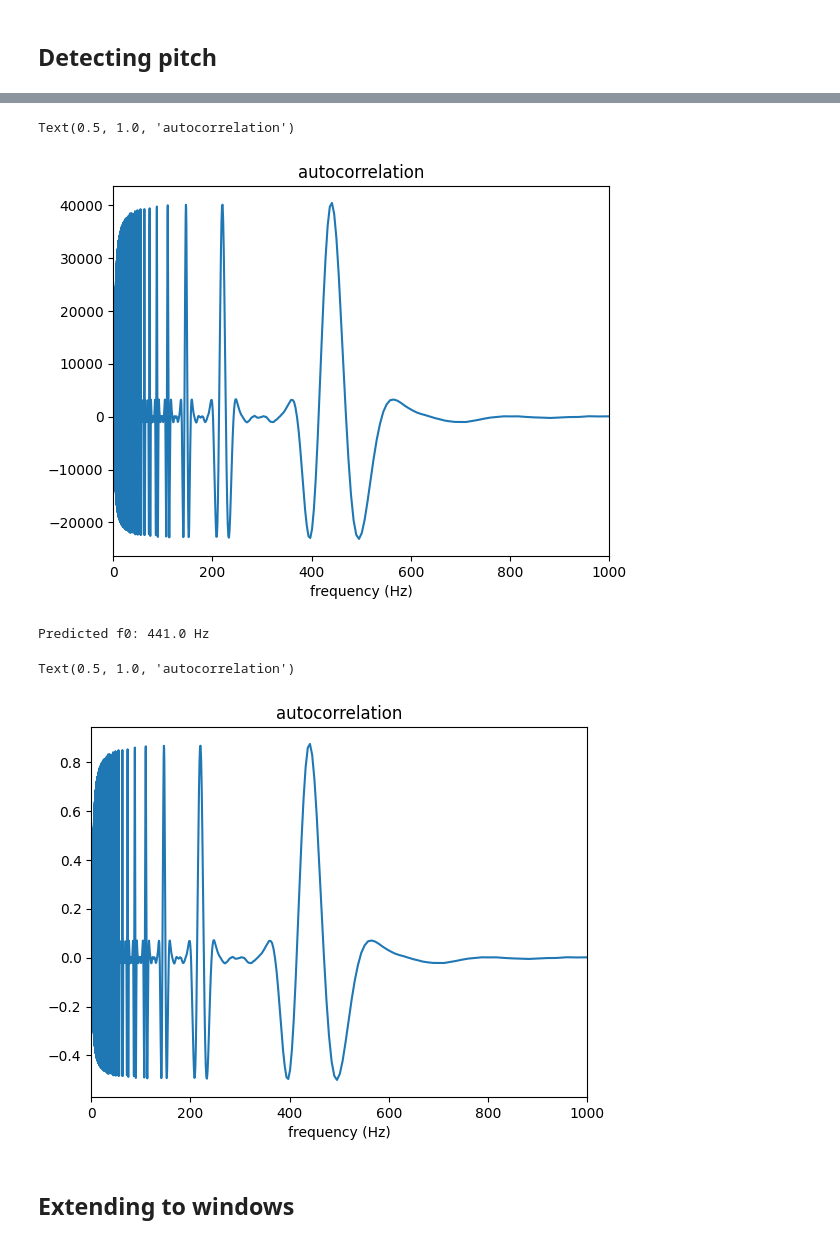
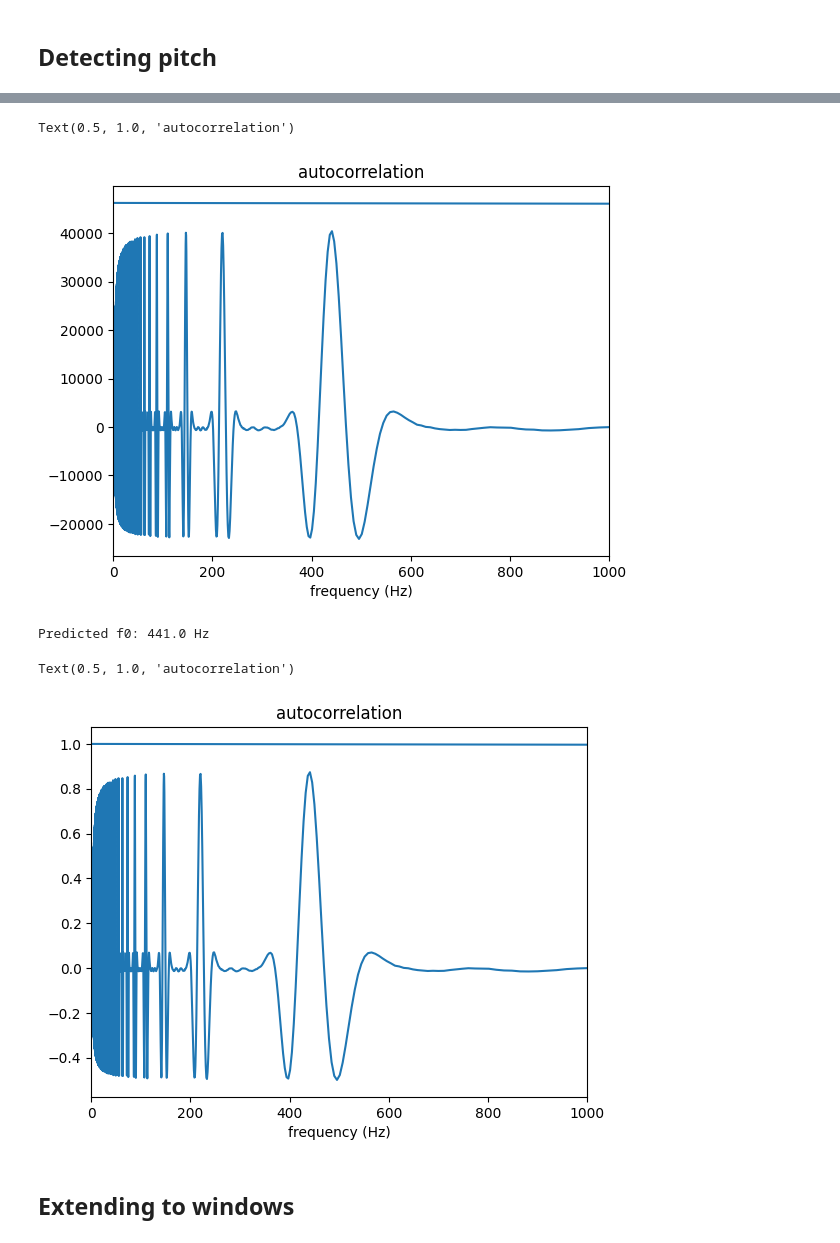
Before and after one commit to piranha-plants-as-charade/engine, a Jupyter notebook: playground/autocorrelation_pitch_detection.ipynb, the cells around one changed output, grey strips where cells are left out. Drawn from its saved outputs; the diff is of its cells as text; code cells hidden in the pictures.

```diff
--- a/playground/autocorrelation_pitch_detection.ipynb
+++ b/playground/autocorrelation_pitch_detection.ipynb
@@ -93,19 +93,19 @@ Magnitudes: [0.36787944 0.64118039 0.89483932 1.         0.89483932 0.64118039
 # %%
 result = autocorrelate(simple_synthetic, normalized=False)
 
 # make x axis hz instead of samples
 lags = np.arange(len(result)) # in samples
 time_delays = lags / fs # in seconds
-frequencies = 1 / time_delays # in Hz
+frequencies = np.concatenate([[0], 1 / time_delays[1:]]) # in Hz
 
 fig, ax = plt.subplots()
 ax.plot(frequencies, result)
 ax.set_xlim(0, 1000)
 ax.set_xlabel('frequency (Hz)')
 ax.set_title('autocorrelation')
 # %% [output]
 Text(0.5, 1.0, 'autocorrelation')
-[figure, old version]
+[figure, new version]
 # %%
 # find a peak, not at 0
 predicted_f0 = frequencies[np.argmax(result[10:]) + 10]
@@ -118,7 +118,7 @@ result = autocorrelate(simple_synthetic, normalized=True)
 # make x axis hz instead of samples
 lags = np.arange(len(result)) # in samples
 time_delays = lags / fs # in seconds
-frequencies = 1 / time_delays # in Hz
+frequencies = np.concatenate([[0], 1 / time_delays[1:]]) # in Hz
 
 fig, ax = plt.subplots()
 ax.plot(frequencies, result)
@@ -127,7 +127,7 @@ ax.set_xlabel('frequency (Hz)')
 ax.set_title('autocorrelation')
 # %% [output]
 Text(0.5, 1.0, 'autocorrelation')
-[figure, old version]
+[figure, new version]
 # %% [markdown]
 ## Extending to windows
 # %%
```
Also changed, not shown: parts of 6 cells of this notebook.
